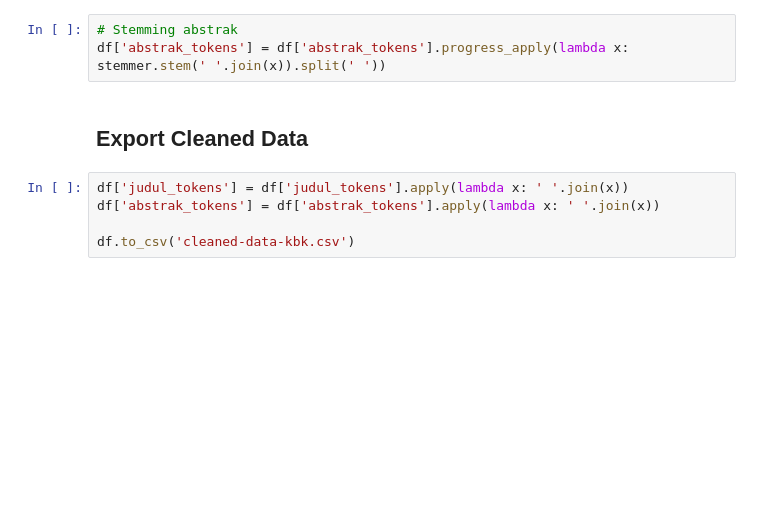
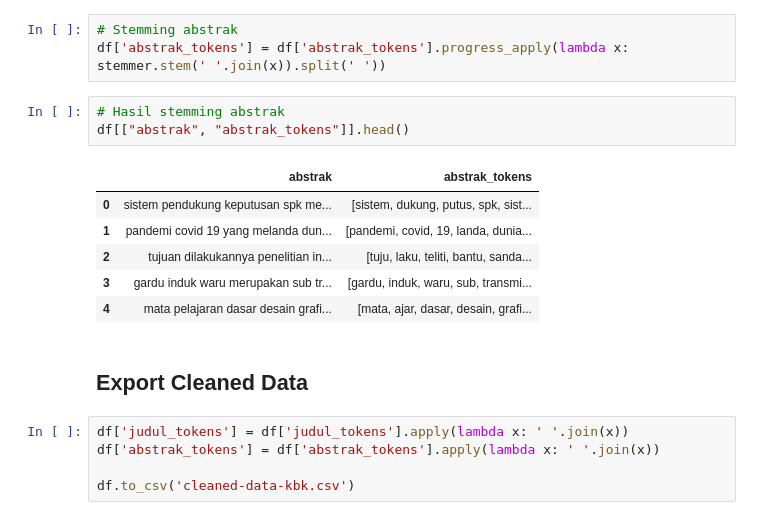
Before and after one commit to mercyano/klasifikasi-kbk, a Jupyter notebook: preprocessing.ipynb, the cells around one changed output. Saved outputs shown, nothing was run; the diff lists cells and outputs as text; blank space fills up the shorter version.

```diff
--- a/preprocessing.ipynb
+++ b/preprocessing.ipynb
@@ -213,6 +223,16 @@ df['judul_tokens'] = df['judul_tokens'].progress_apply(lambda x: stemmer.stem('
 # %%
 # Stemming abstrak
 df['abstrak_tokens'] = df['abstrak_tokens'].progress_apply(lambda x: stemmer.stem(' '.join(x)).split(' '))
+# %%
+# Hasil stemming abstrak
+df[["abstrak", "abstrak_tokens"]].head()
+# %% [output]
+|  | abstrak | abstrak_tokens |
+| 0 | sistem pendukung keputusan spk me... | [sistem, dukung, putus, spk, sist... |
+| 1 | pandemi covid 19 yang melanda dun... | [pandemi, covid, 19, landa, dunia... |
+| 2 | tujuan dilakukannya penelitian in... | [tuju, laku, teliti, bantu, sanda... |
+| 3 | gardu induk waru merupakan sub tr... | [gardu, induk, waru, sub, transmi... |
+| 4 | mata pelajaran dasar desain grafi... | [mata, ajar, dasar, desain, grafi... |
 # %% [markdown]
 ## Export Cleaned Data
 # %%
```
Also changed, not shown: parts of 2 cells of this notebook.
